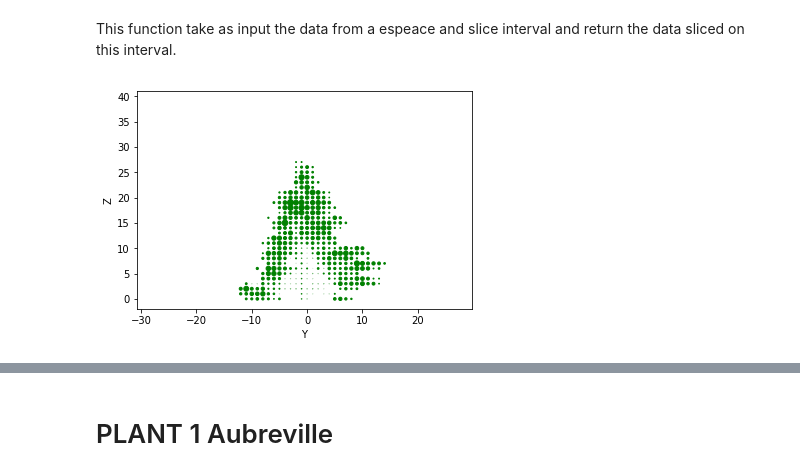
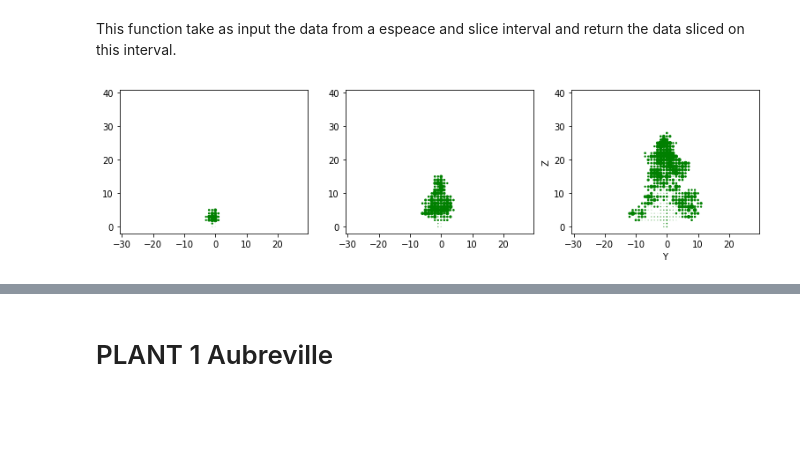
Before and after one commit to arnauldnzegha/deep2pde_Berg_Nystrom, a Jupyter notebook: plant_growth_data_Berg_Nystrom_direct_derivation.ipynb, the cells around one changed output, grey strips where cells are left out. Drawn from its saved outputs; the diff is of its cells as text; code cells hidden in the pictures; blank space fills up the shorter version.

```diff
--- a/plant_growth_data_Berg_Nystrom_direct_derivation.ipynb
+++ b/plant_growth_data_Berg_Nystrom_direct_derivation.ipynb
@@ -94,6 +94,23 @@ def plot_plan(plant, s=0, area=1):
   plt.xlabel('Y')
   plt.ylabel('Z')
   plt.show()
+
+
+def plot_plan_in_line(plant, s=0, area=1,t=[20,50,90]):
+  axe1 = slice_plant_mean(plant[t[0]],s)
+  axe2 = slice_plant_mean(plant[t[1]],s)
+  axe3 = slice_plant_mean(plant[t[2]],s)
+  fig, (ax1, ax2,ax3) = plt.subplots(figsize=(13, 3), ncols=3)
+  ax1.scatter(axe1[0],axe1[1], s=axe1[2]*area, c="g", alpha=1)
+  ax2.scatter(axe2[0],axe2[1], s=axe2[2]*area, c="g", alpha=1)
+  ax3.scatter(axe3[0],axe3[1], s=axe3[2]*area, c="g", alpha=1)
+  ax1.set_title("2")
+  ax2.set_title("5")
+  ax3.set_title("9")
+  plt.xlabel('Y')
+  plt.ylabel('Z')
+  plt.show()
+
 
 def scat_plan(plant, s=0):
   axe = slice_plant_mean(plant,s)
@@ -181,9 +198,10 @@ data =get_data_plant_sliced_on_X(race=5)
 t,r=19,3
 dataM=get_plant_mean_of_race(data)
 # %%
-plot_plan(dataM[90], s=[-2,2],area=20)
+#plot_plan(dataM[90], s=[-2,2],area=20)
+plot_plan_in_line(dataM, s=[-2,2], area=20,t=[20,50,90])
 # %% [output]
-[figure, old version]
+[figure, new version]
 # %%
 def plot_dev(dataM,t=50):
   plant1=slice_plant_mean3D(dataM,[-2,2])
```
Also changed, not shown: parts of 22 cells of this notebook.
